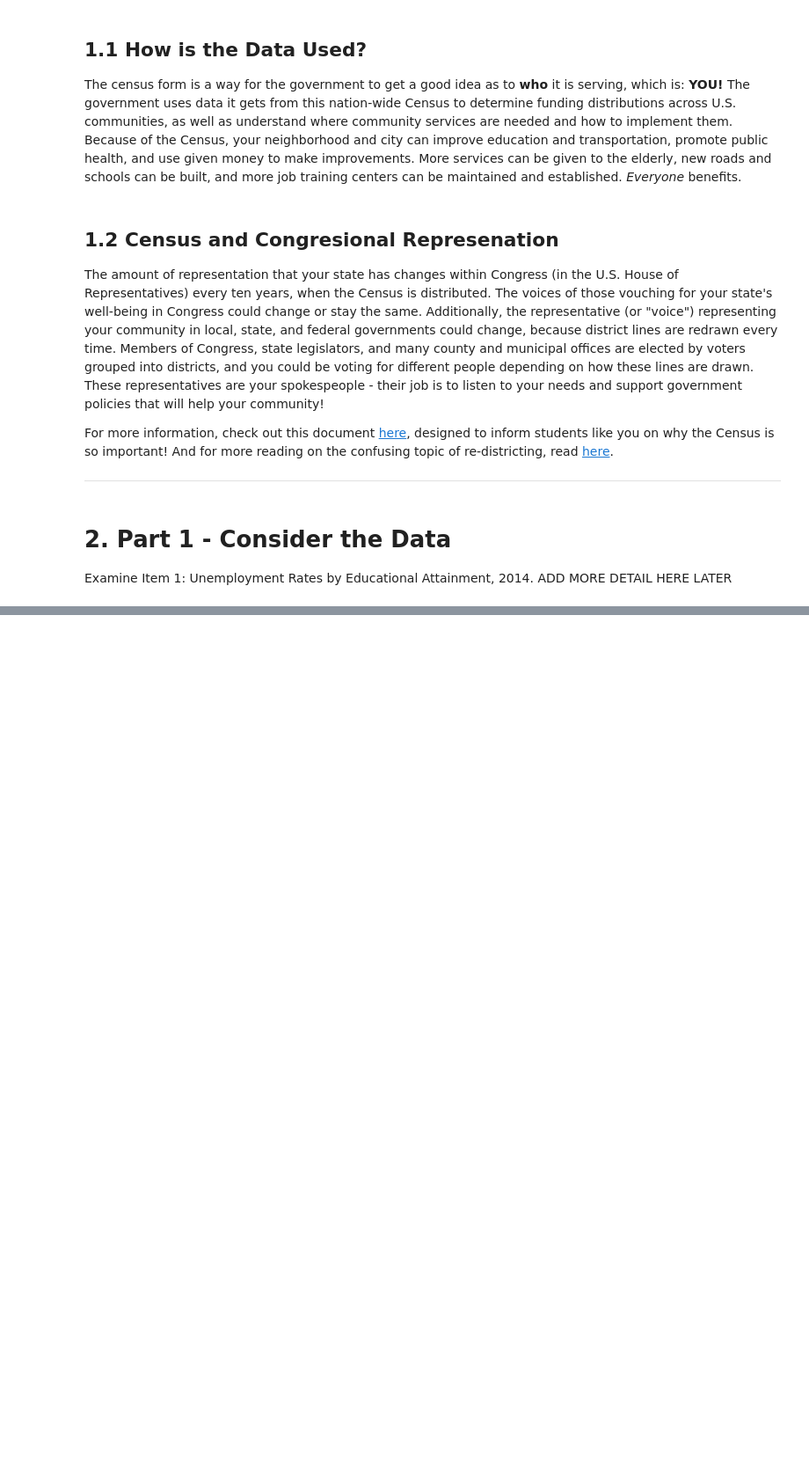
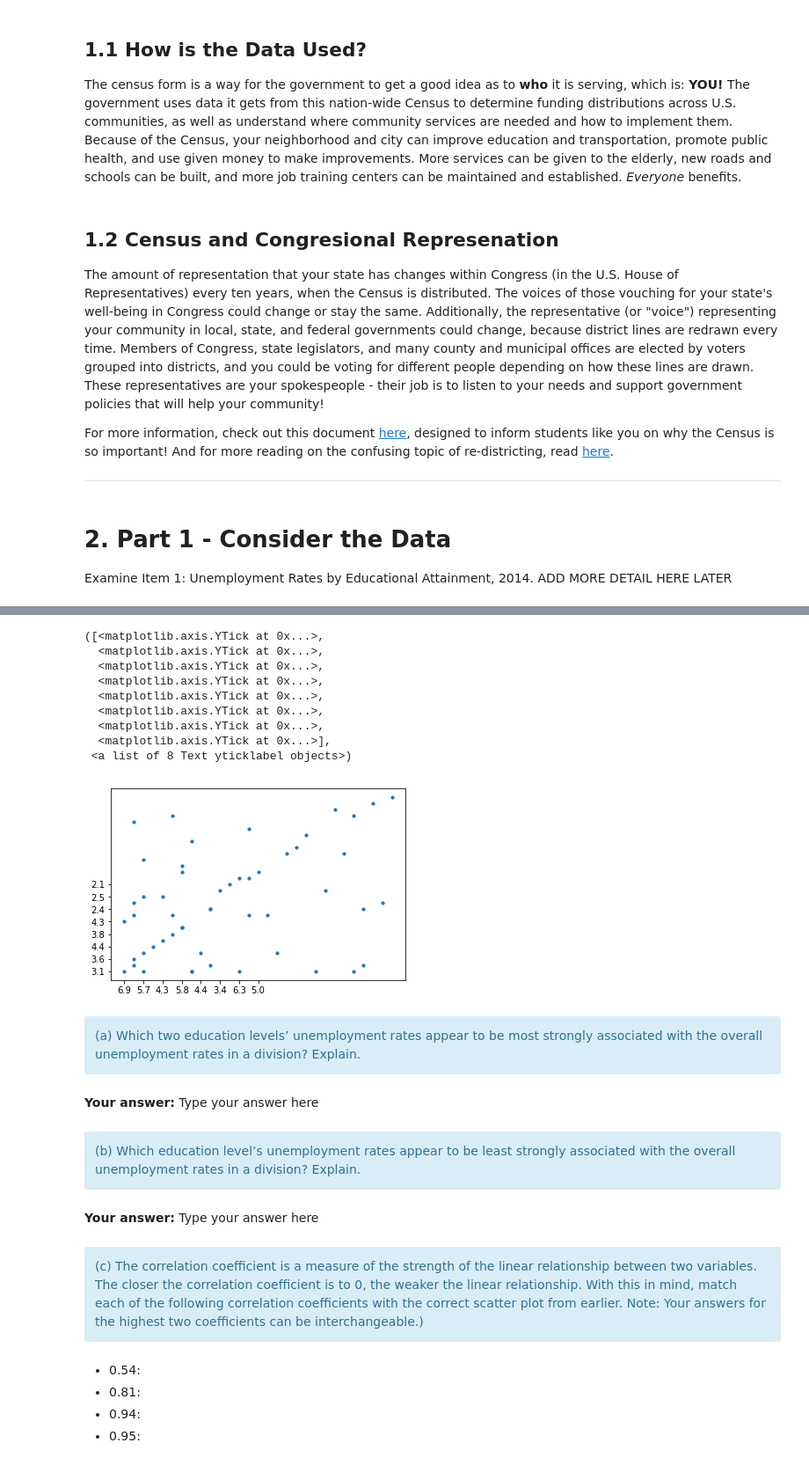
Before and after one commit to jarellymartin/census-notebooks, a Jupyter notebook: curriculum-notebooks/Applying Correlation Coefficients - Educational Attainment and Unemployment (V1).ipynb, the cells around one changed output, grey strips where cells are left out. Shown at 88% size. Cells and saved outputs as stored; diff of their text form; code cells hidden in the pictures; blank space fills up the shorter version.

```diff
--- a/curriculum-notebooks/Applying Correlation Coefficients - Educational Attainment and Unemployment (V1).ipynb
+++ b/curriculum-notebooks/Applying Correlation Coefficients - Educational Attainment and Unemployment (V1).ipynb
@@ -99,0 +184,44 @@ unemployment = pd.DataFrame(data)
+# %%
+plt.scatter((unemployment["Overall(%)"]),
+            unemployment["Bachelor's Degree or Higher (%)"],s=10)
+
+plt.xticks(np.arange(0, 15, step=2))
+plt.yticks(np.arange(0, 15, step=2))
+plt.yticks(np.arange(0, 15, step=2))
+plt.title("...")
+plt.xlabel("...")
+plt.ylabel("...")
+# %% [output]
+([<matplotlib.axis.YTick at 0x...>,
+  <matplotlib.axis.YTick at 0x...>,
+  <matplotlib.axis.YTick at 0x...>,
+  <matplotlib.axis.YTick at 0x...>,
+  <matplotlib.axis.YTick at 0x...>,
+  <matplotlib.axis.YTick at 0x...>,
+  <matplotlib.axis.YTick at 0x...>,
+  <matplotlib.axis.YTick at 0x...>],
+ <a list of 8 Text yticklabel objects>)
+[figure, added]
+# %% [markdown]
+<div class="alert alert-info">
+(a) Which two education levels’ unemployment rates appear to be most strongly associated with the
+overall unemployment rates in a division? Explain.
+</div>
+# %% [markdown]
+**Your answer:** Type your answer here
+# %% [markdown]
+<div class="alert alert-info">
+(b) Which education level’s unemployment rates appear to be least strongly associated with the overall
+unemployment rates in a division? Explain.
+</div>
+# %% [markdown]
+**Your answer:** Type your answer here
+# %% [markdown]
+<div class="alert alert-info">
+(c) The correlation coefficient is a measure of the strength of the linear relationship between two variables. The closer the correlation coefficient is to 0, the weaker the linear relationship. With this in mind, match each of the following correlation coefficients with the correct scatter plot from earlier. Note: Your answers for the highest two coefficients can be interchangeable.)
+</div>
+# %% [markdown]
+* 0.54:
+* 0.81:
+* 0.94:
+* 0.95:
```
Also changed, not shown: parts of 17 cells of this notebook.
